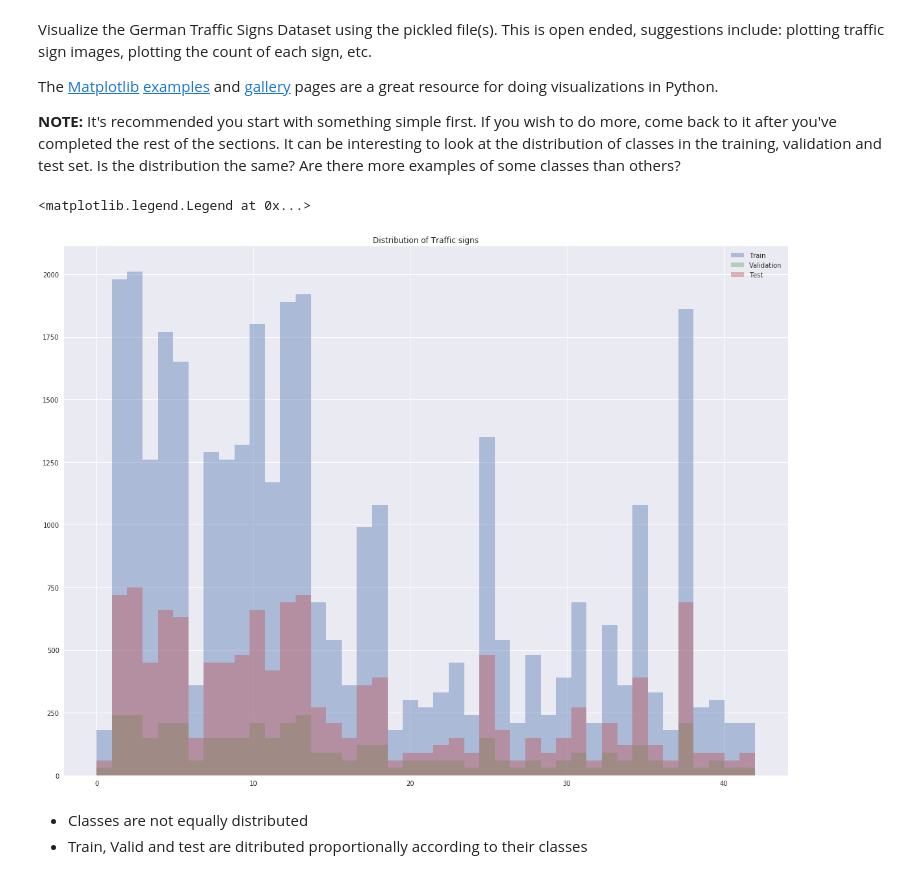
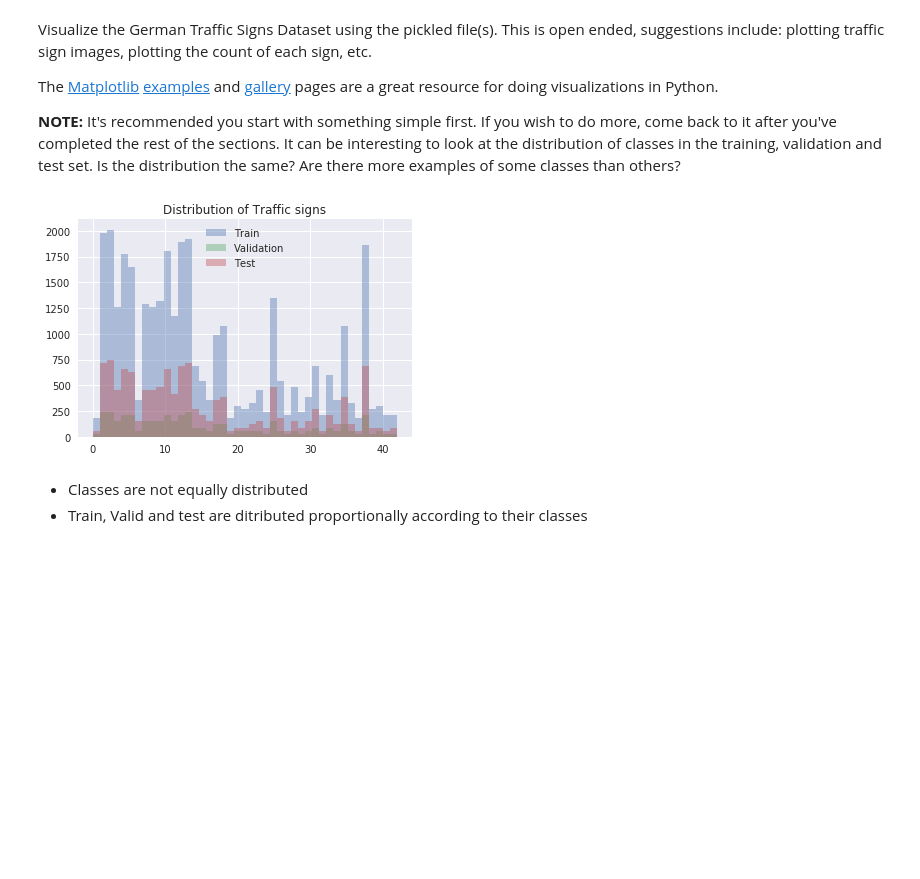
Before and after one commit to shankarpandala/CarND-Traffic-Sign-Classifier-Project, a Jupyter notebook: Traffic_Sign_Classifier.ipynb, the cells around one changed output. Drawn from its saved outputs; the diff is of its cells as text; code cells hidden in the pictures; blank space fills up the shorter version.

```diff
--- a/Traffic_Sign_Classifier.ipynb
+++ b/Traffic_Sign_Classifier.ipynb
@@ -94,20 +96,21 @@ The [Matplotlib](http://matplotlib.org/) [examples](http://matplotlib.org/exampl
 # %%
 ### Data exploration visualization code goes here.
 ### Feel free to use as many code cells as needed.
 import matplotlib.pyplot as plt
 # Visualizations will be shown in the notebook.
 %matplotlib inline
 import seaborn as sns
+fig = plt.figure()
 sns.set(color_codes=True)
 sns.set(rc={'figure.figsize':(20,15)})
 sns.distplot(y_train,kde =False, bins=n_classes,label='Train')
 sns.distplot(y_valid,kde =False, bins=n_classes,label='Validation')
 sns.distplot(y_test,kde =False, bins=n_classes,label='Test')
 plt.title('Distribution of Traffic signs')
 plt.legend()
+fig.savefig('hist.png')
 # %% [output]
-<matplotlib.legend.Legend at 0x...>
-[figure, old version]
+[figure, new version]
 # %% [markdown]
 * Classes are not equally distributed
 * Train, Valid and test are ditributed proportionally according to their classes
```
Also changed, not shown: parts of 5 cells of this notebook, 9 other files.
